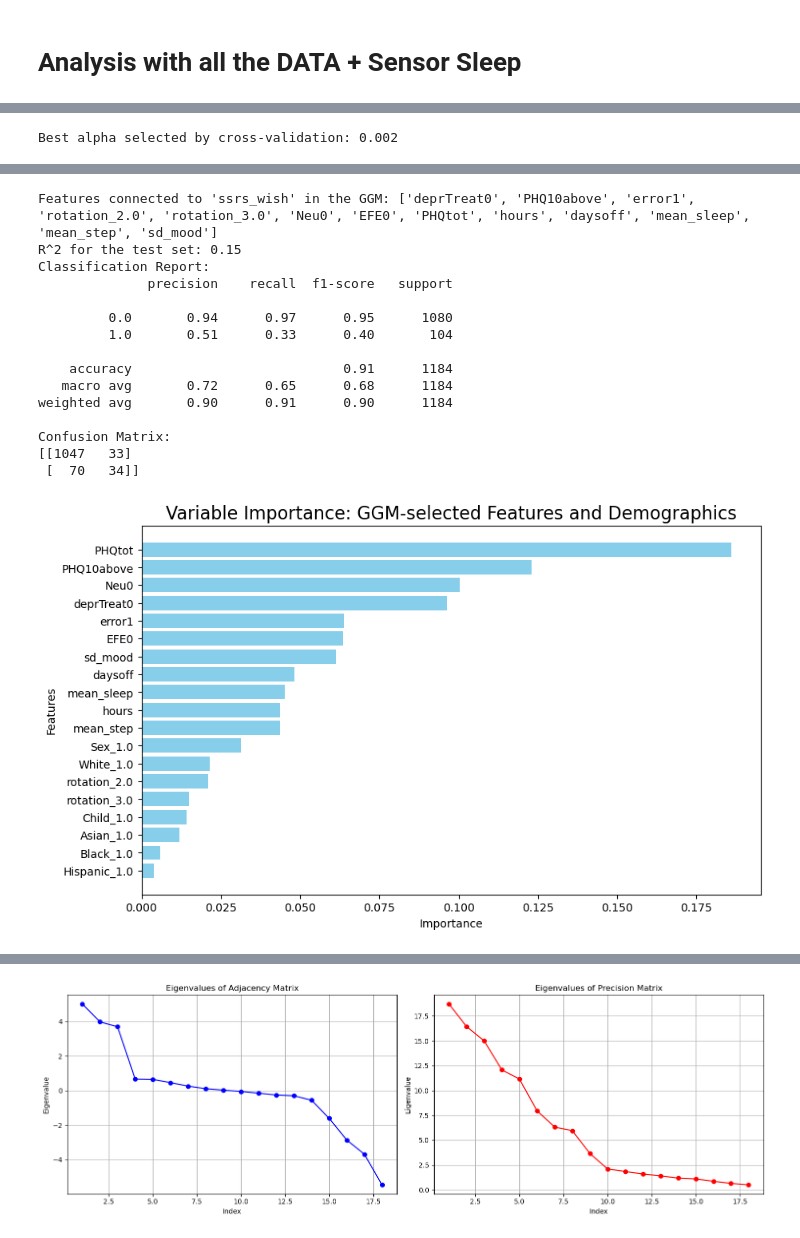
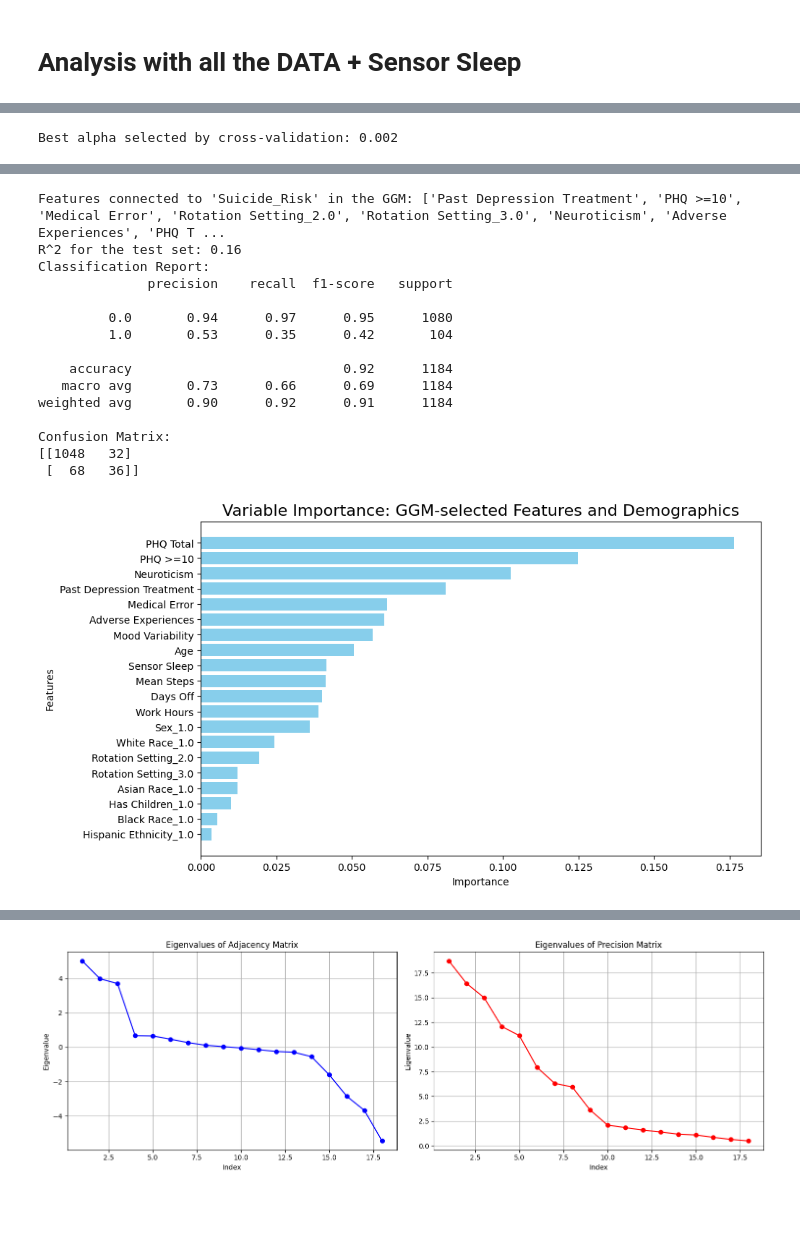
Before and after one commit to alexanderquispe/PassiveSensing-Symptoms-NetworkAnalysis, a Jupyter notebook: dslc_documentation/3_network_analysis_Thalia.ipynb, the cells around one changed output, grey strips where cells are left out. Drawn from its saved outputs; the diff is of its cells as text; code cells hidden in the pictures; blank space fills up the shorter version.

Commit message:
update code for age variable

```diff
--- a/dslc_documentation/3_network_analysis_Thalia.ipynb
+++ b/dslc_documentation/3_network_analysis_Thalia.ipynb
@@ -53,10 +97,18 @@ from sklearn.ensemble import RandomForestClassifier
 from sklearn.metrics import classification_report, confusion_matrix, r2_score
 
 # Define variable groups
-demo_vars = ['Sex', 'Child', "White", "Black", "Hispanic", "Asian"]
-dummy_vars = ['depr0', 'deprTreat0', 'PHQ10above', 'error1', 'SLE']
-categorical_vars = ['Marital', 'rotation']
-continuous_vars = ['Age', 'Neu0', 'EFE0', 'PHQtot', 'hours', 'daysoff', 'mean_sleep', 'mean_mood', "mean_step", "sd_mood"]
+# demo_vars = ['Sex', 'Child', "White", "Black", "Hispanic", "Asian"]
+# dummy_vars = ['depr0', 'deprTreat0', 'PHQ10above', 'error1', 'SLE']
+# categorical_vars = ['Marital', 'rotation']
+# continuous_vars = ['Age', 'Neu0', 'EFE0', 'PHQtot', 'hours', 'daysoff', 'mean_sleep', 'mean_mood', "mean_step", "sd_mood"]
+# Updated variables lists with consistent and meaningful labels
+
+demo_vars = ['Sex', 'Has Children', 'White Race', 'Black Race', 'Hispanic Ethnicity', 'Asian Race']
+dummy_vars = ['Past Depression', 'Past Depression Treatment', 'PHQ >=10', 'Medical Error', 'Significant Life Events']
+categorical_vars = ['Marital Status', 'Rotation Setting']
+continuous_vars = ['Age', 'Neuroticism', 'Adverse Experiences', 'PHQ Total', 'Work Hours',
+                   'Days Off', 'Sensor Sleep', 'Mean Mood', 'Mean Steps', 'Mood Variability']
+
 
 # Step 1: Preprocess the entire dataset
 # Impute missing values for all variables including demographics
@@ -85,7 +137,7 @@ ggm_data = pd.concat([
         or 'Marital' in col]),
     continuous_scaled.drop(columns=['Age'])
 ], axis=1)
-ggm_data['ssrs_wish'] = sensor_selfreport['ssrs_wish']
+ggm_data['Suicide_Risk'] = sensor_selfreport['Suicide_Risk']
 ggm_data['quarter'] = sensor_selfreport['quarter']
 
 # Complete dataset (including demo vars)
@@ -94,12 +146,12 @@ complete_data = pd.concat([
     categorical_encoded,
     continuous_scaled
 ], axis=1)
-complete_data['ssrs_wish'] = sensor_selfreport['ssrs_wish']
+complete_data['Suicide_Risk'] = sensor_selfreport['Suicide_Risk']
 complete_data['quarter'] = sensor_selfreport['quarter']
 
 # Remove rows with missing target variable
-ggm_data = ggm_data.dropna(subset=["ssrs_wish"])
-complete_data = complete_data.dropna(subset=["ssrs_wish"])
+ggm_data = ggm_data.dropna(subset=["Suicide_Risk"])
+complete_data = complete_data.dropna(subset=["Suicide_Risk"])
 
 # Step 2: Split data into training and testing sets
 train_ggm = ggm_data[ggm_data['quarter'].isin([1, 2, 3])].drop(columns=['quarter'])
@@ -134,23 +186,23 @@ plt.savefig('ggm_training_network_SENSORSLEEP.png', dpi=300, bbox_inches='tight'
 plt.show()
 
 # Step 5: Feature Selection
-if 'ssrs_wish' in G.nodes:
-    ggm_selected_features = [n for n in G.neighbors('ssrs_wish')]
-    print("Features connected to 'ssrs_wish' in the GGM:", ggm_selected_features)
+if 'Suicide_Risk' in G.nodes:
+    ggm_selected_features = [n for n in G.neighbors('Suicide_Risk')]
+    print("Features connected to 'Suicide_Risk' in the GGM:", ggm_selected_features)
 else:
-    raise ValueError("Error: 'ssrs_wish' is not part of the GGM network.")
+    raise ValueError("Error: 'Suicide_Risk' is not part of the GGM network.")
 
 # Get demographic columns from complete dataset
 demo_columns = [col for col in train_complete.columns if any(demo in col for demo in demo_vars)]
 
 # Combine GGM-selected features with demographic variables
-final_features = ggm_selected_features + demo_columns
+final_features = ggm_selected_features + demo_columns + ["Age"]
 
 # Step 6: Prepare Final Dataset for Modeling
 X_train = train_complete[final_features]
-y_train = train_complete['ssrs_wish']
+y_train = train_complete['Suicide_Risk']
 X_test = test_complete[final_features]
-y_test = test_complete['ssrs_wish']
+y_test = test_complete['Suicide_Risk']
 
 # Step 7: Balance the Training Data with SMOTE
 smote = SMOTE(random_state=42)
@@ -204,19 +256,19 @@ Best alpha selected by cross-validation: 0.002
-Features connected to 'ssrs_wish' in the GGM: ['deprTreat0', 'PHQ10above', 'error1', 'rotation_2.0', 'rotation_3.0', 'Neu0', 'EFE0', 'PHQtot', 'hours', 'daysoff', 'mean_sleep', 'mean_step', 'sd_mood']
-R^2 for the test set: 0.15
+Features connected to 'Suicide_Risk' in the GGM: ['Past Depression Treatment', 'PHQ >=10', 'Medical Error', 'Rotation Setting_2.0', 'Rotation Setting_3.0', 'Neuroticism', 'Adverse Experiences', 'PHQ T ...
+R^2 for the test set: 0.16
 Classification Report:
               precision    recall  f1-score   support
 
          0.0       0.94      0.97      0.95      1080
-         1.0       0.51      0.33      0.40       104
+         1.0       0.53      0.35      0.42       104
 
-    accuracy                           0.91      1184
-   macro avg       0.72      0.65      0.68      1184
-weighted avg       0.90      0.91      0.90      1184
+    accuracy                           0.92      1184
+   macro avg       0.73      0.66      0.69      1184
+weighted avg       0.90      0.92      0.91      1184
 
 Confusion Matrix:
-[[1047   33]
- [  70   34]]
+[[1048   32]
+ [  68   36]]
-[figure, old version]
+[figure, new version]
 # %%
 # Step 3: Build and visualize the GGM network with compact layout
 G = nx.Graph()
```
Also changed, not shown: parts of 11 cells of this notebook, 2 other files.
